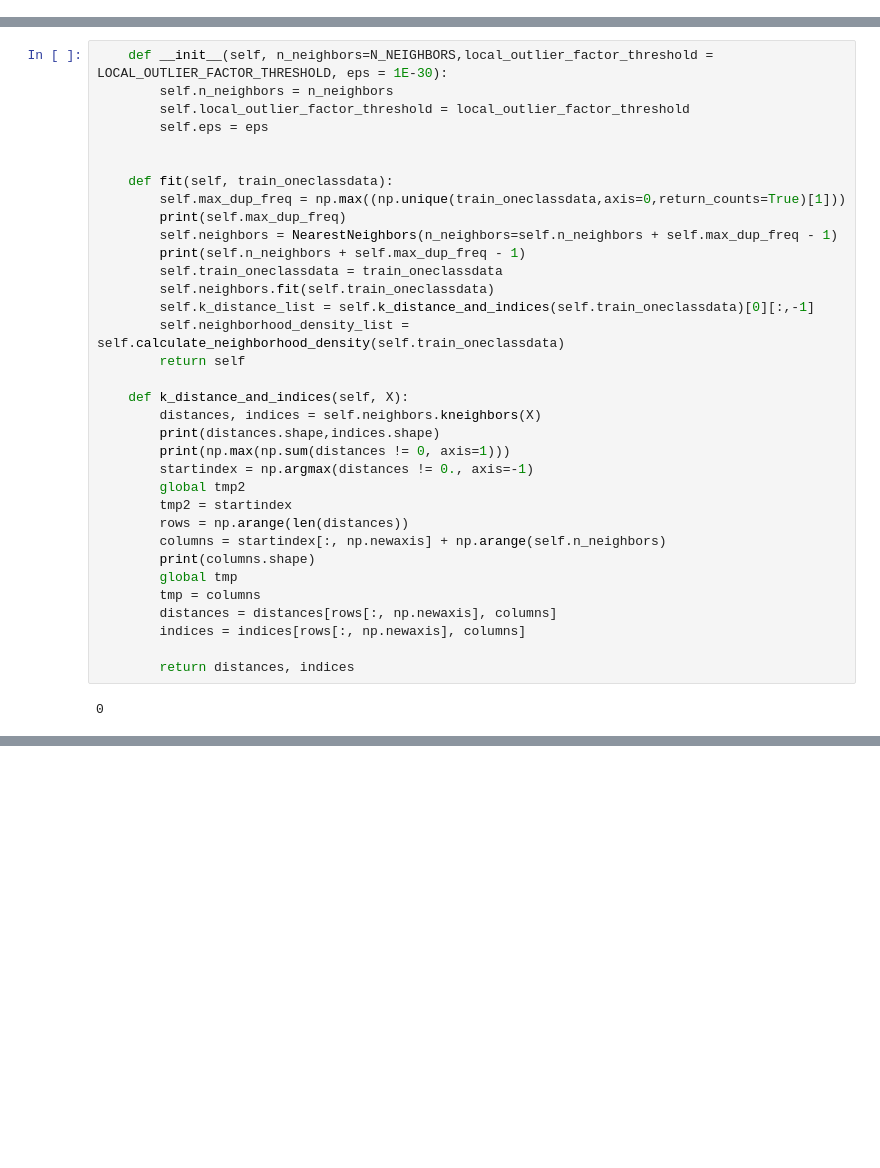
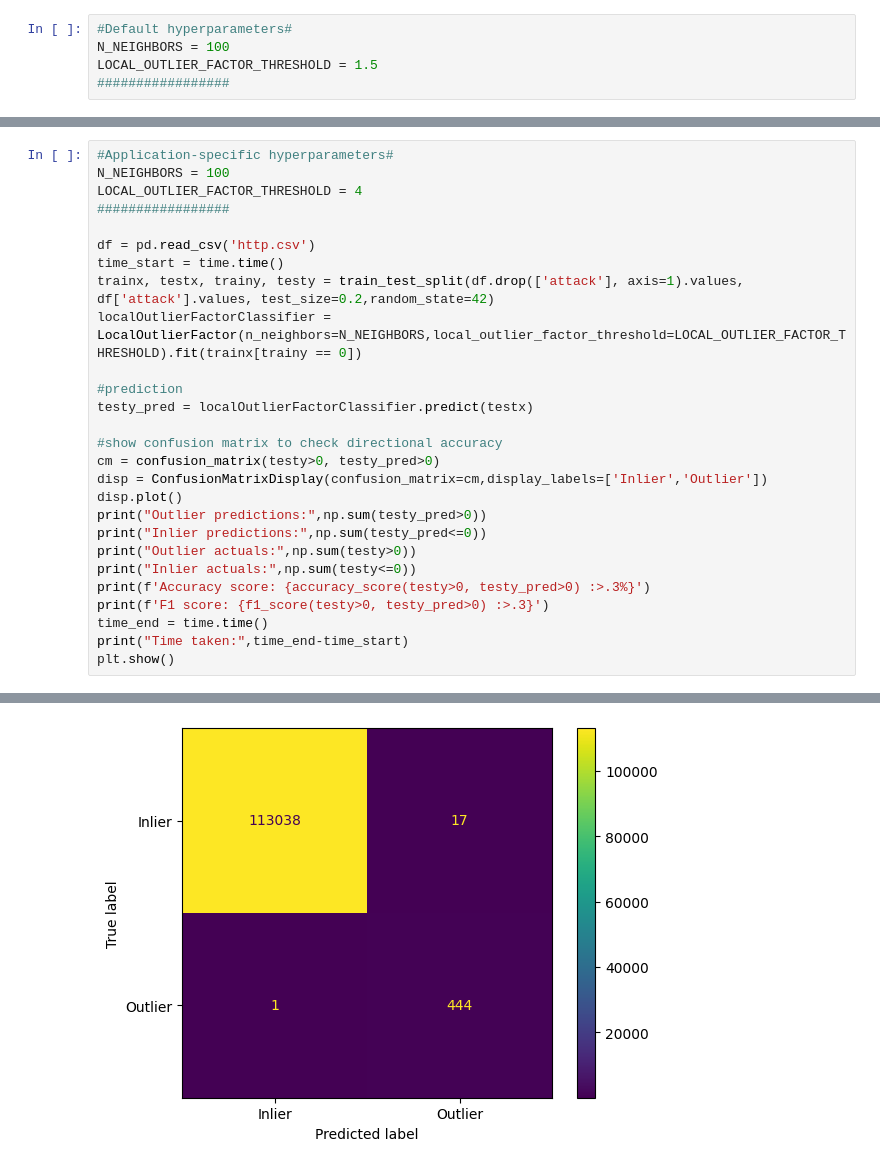
Before and after one commit to Sidd438/MLproject2024, a Jupyter notebook: LocalOutlierFactor.ipynb, the cells around one changed output, grey strips where cells are left out. Drawn from its saved outputs; the diff is of its cells as text; blank space fills up the shorter version.

```diff
--- a/LocalOutlierFactor.ipynb
+++ b/LocalOutlierFactor.ipynb
@@ -1 +9,6 @@
+# %%
+#Default hyperparameters#
+N_NEIGHBORS = 100
+LOCAL_OUTLIER_FACTOR_THRESHOLD = 1.5
+#################
 # %%
@@ -83,36 +50,28 @@ Time taken: 9.952725410461426
-# %%
-    def __init__(self, n_neighbors=N_NEIGHBORS,local_outlier_factor_threshold = LOCAL_OUTLIER_FACTOR_THRESHOLD, eps = 1E-30):
-        self.n_neighbors = n_neighbors
-        self.local_outlier_factor_threshold = local_outlier_factor_threshold
-        self.eps = eps
-
-
-    def fit(self, train_oneclassdata):
-        self.max_dup_freq = np.max((np.unique(train_oneclassdata,axis=0,return_counts=True)[1]))
-        print(self.max_dup_freq)
-        self.neighbors = NearestNeighbors(n_neighbors=self.n_neighbors + self.max_dup_freq - 1)
-        print(self.n_neighbors + self.max_dup_freq - 1)
-        self.train_oneclassdata = train_oneclassdata
-        self.neighbors.fit(self.train_oneclassdata)
-        self.k_distance_list = self.k_distance_and_indices(self.train_oneclassdata)[0][:,-1]
-        self.neighborhood_density_list = self.calculate_neighborhood_density(self.train_oneclassdata)
-        return self
-
-    def k_distance_and_indices(self, X):
-        distances, indices = self.neighbors.kneighbors(X)
-        print(distances.shape,indices.shape)
-        print(np.max(np.sum(distances != 0, axis=1)))
-        startindex = np.argmax(distances != 0., axis=-1)
-        global tmp2
-        tmp2 = startindex
-        rows = np.arange(len(distances))
-        columns = startindex[:, np.newaxis] + np.arange(self.n_neighbors)
-        print(columns.shape)
-        global tmp
-        tmp = columns
-        distances = distances[rows[:, np.newaxis], columns]
-        indices = indices[rows[:, np.newaxis], columns]
-
-        return distances, indices
-# %% [output]
-0
+# %%
+#Application-specific hyperparameters#
+N_NEIGHBORS = 100
+LOCAL_OUTLIER_FACTOR_THRESHOLD = 4
+#################
+
+df = pd.read_csv('http.csv')
+time_start = time.time()
+trainx, testx, trainy, testy = train_test_split(df.drop(['attack'], axis=1).values, df['attack'].values, test_size=0.2,random_state=42)
+localOutlierFactorClassifier = LocalOutlierFactor(n_neighbors=N_NEIGHBORS,local_outlier_factor_threshold=LOCAL_OUTLIER_FACTOR_THRESHOLD).fit(trainx[trainy == 0])
+
+#prediction
+testy_pred = localOutlierFactorClassifier.predict(testx)
+
+#show confusion matrix to check directional accuracy
+cm = confusion_matrix(testy>0, testy_pred>0)
+disp = ConfusionMatrixDisplay(confusion_matrix=cm,display_labels=['Inlier','Outlier'])
+disp.plot()
+print("Outlier predictions:",np.sum(testy_pred>0))
+print("Inlier predictions:",np.sum(testy_pred<=0))
+print("Outlier actuals:",np.sum(testy>0))
+print("Inlier actuals:",np.sum(testy<=0))
+print(f'Accuracy score: {accuracy_score(testy>0, testy_pred>0) :>.3%}')
+print(f'F1 score: {f1_score(testy>0, testy_pred>0) :>.3}')
+time_end = time.time()
+print("Time taken:",time_end-time_start)
+plt.show()
+# %% [output]
@@ -118,0 +85 @@ Time taken: 9.952725410461426
+[figure, added]
```
Also changed, not shown: parts of 4 cells of this notebook.
